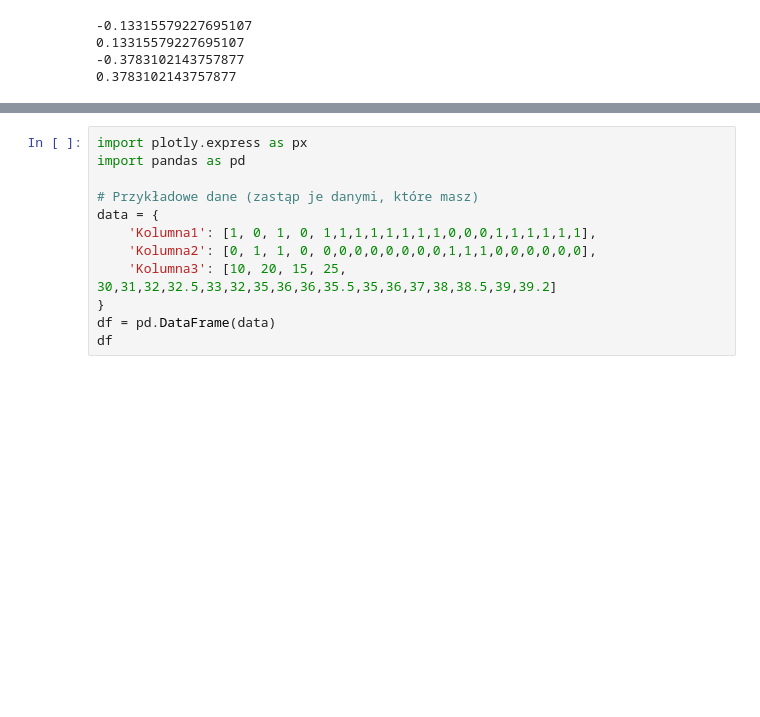
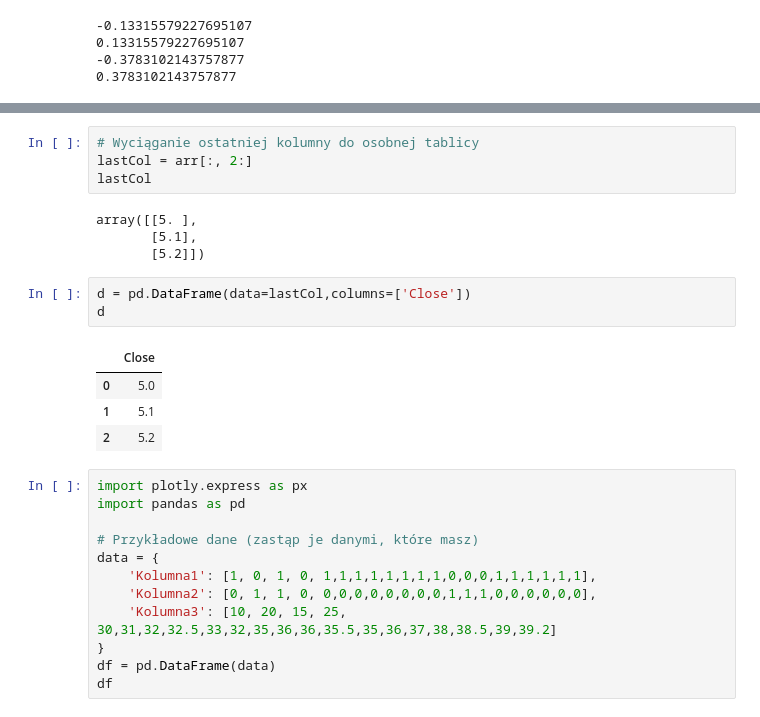
Before and after one commit to KucharskiR/data-science, a Jupyter notebook: Normalization.ipynb, the cells around one changed output, grey strips where cells are left out. Drawn from its saved outputs; the diff is of its cells as text; blank space fills up the shorter version.

```diff
--- a/Normalization.ipynb
+++ b/Normalization.ipynb
@@ -121,3 +150,19 @@ for i in range(len(hdf)):
+# %%
+# Wyciąganie ostatniej kolumny do osobnej tablicy
+lastCol = arr[:, 2:]
+lastCol
+# %% [output]
+array([[5. ],
+       [5.1],
+       [5.2]])
+# %%
+d = pd.DataFrame(data=lastCol,columns=['Close'])
+d
+# %% [output]
+|  | Close |
+| 0 | 5.0 |
+| 1 | 5.1 |
+| 2 | 5.2 |
 # %%
 import plotly.express as px
 import pandas as pd
```
Also changed, not shown: parts of 4 cells of this notebook.
